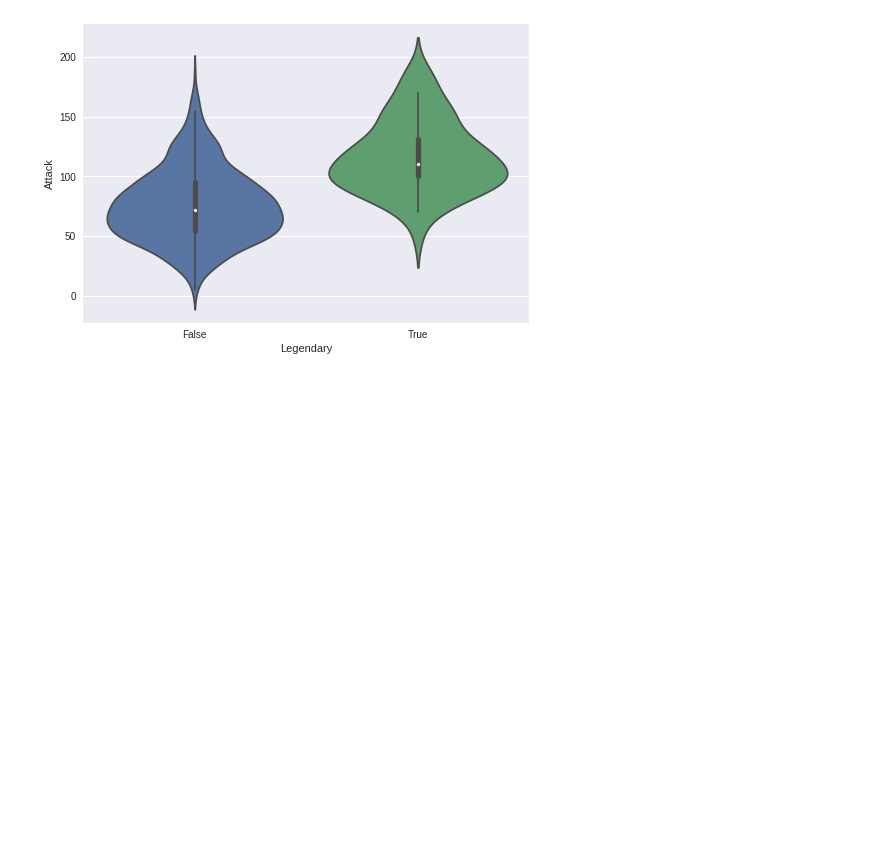
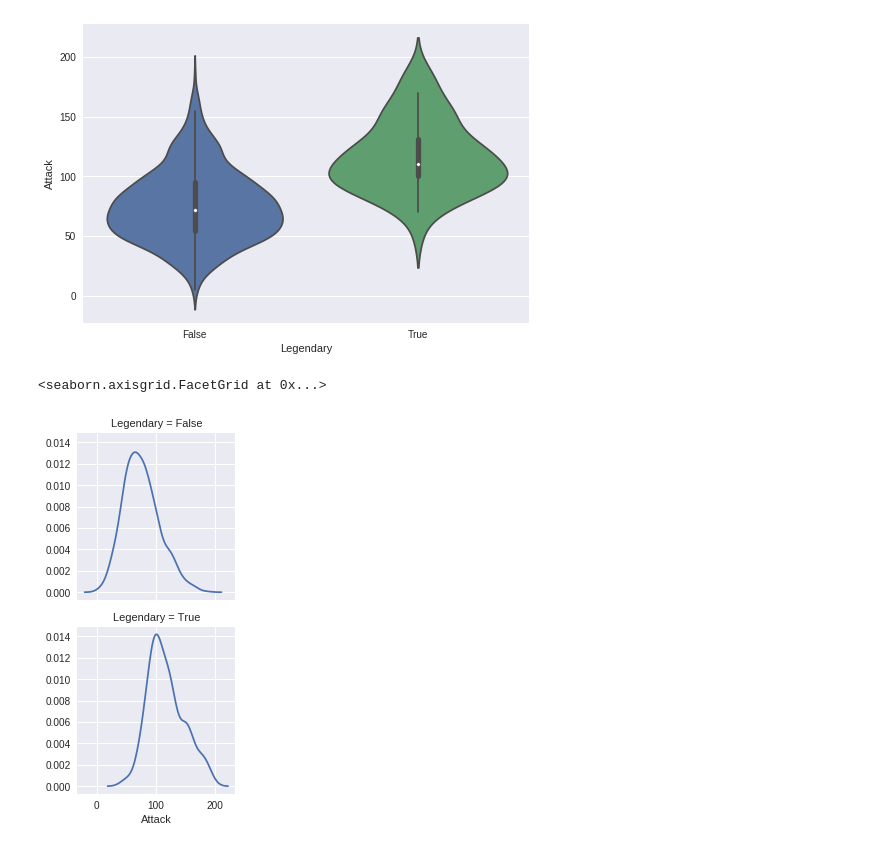
Before and after one commit to c-shekhar/EffectiveViz, a Jupyter notebook: nbs/exercises.ipynb, the cells around one changed output. Saved outputs shown, nothing was run; the diff lists cells and outputs as text; code cells hidden in the pictures; blank space fills up the shorter version.

Commit message:
added faceting and pairplots

```diff
--- a/nbs/exercises.ipynb
+++ b/nbs/exercises.ipynb
@@ -58,3 +58,9 @@ sns.violinplot(x='Legendary',
 # %% [output]
 <matplotlib.axes._subplots.AxesSubplot at 0x...>
 [figure]
+# %%
+g = sns.FacetGrid(pokemon_data,row='Legendary')
+g.map(sns.kdeplot,'Attack')
+# %% [output]
+<seaborn.axisgrid.FacetGrid at 0x...>
+[figure, added]
```
Also changed, not shown: parts of 2 cells of this notebook, 1 other file.
